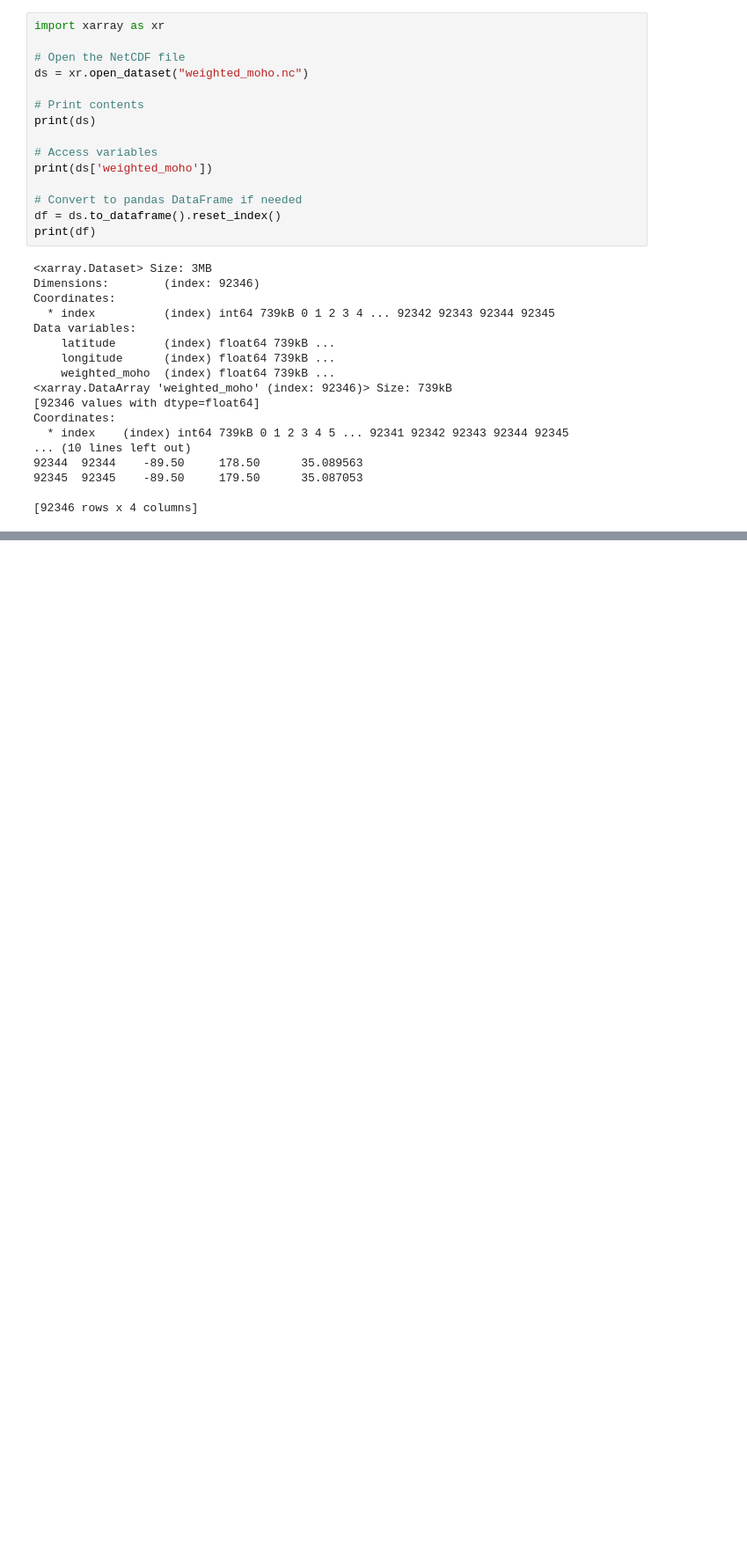
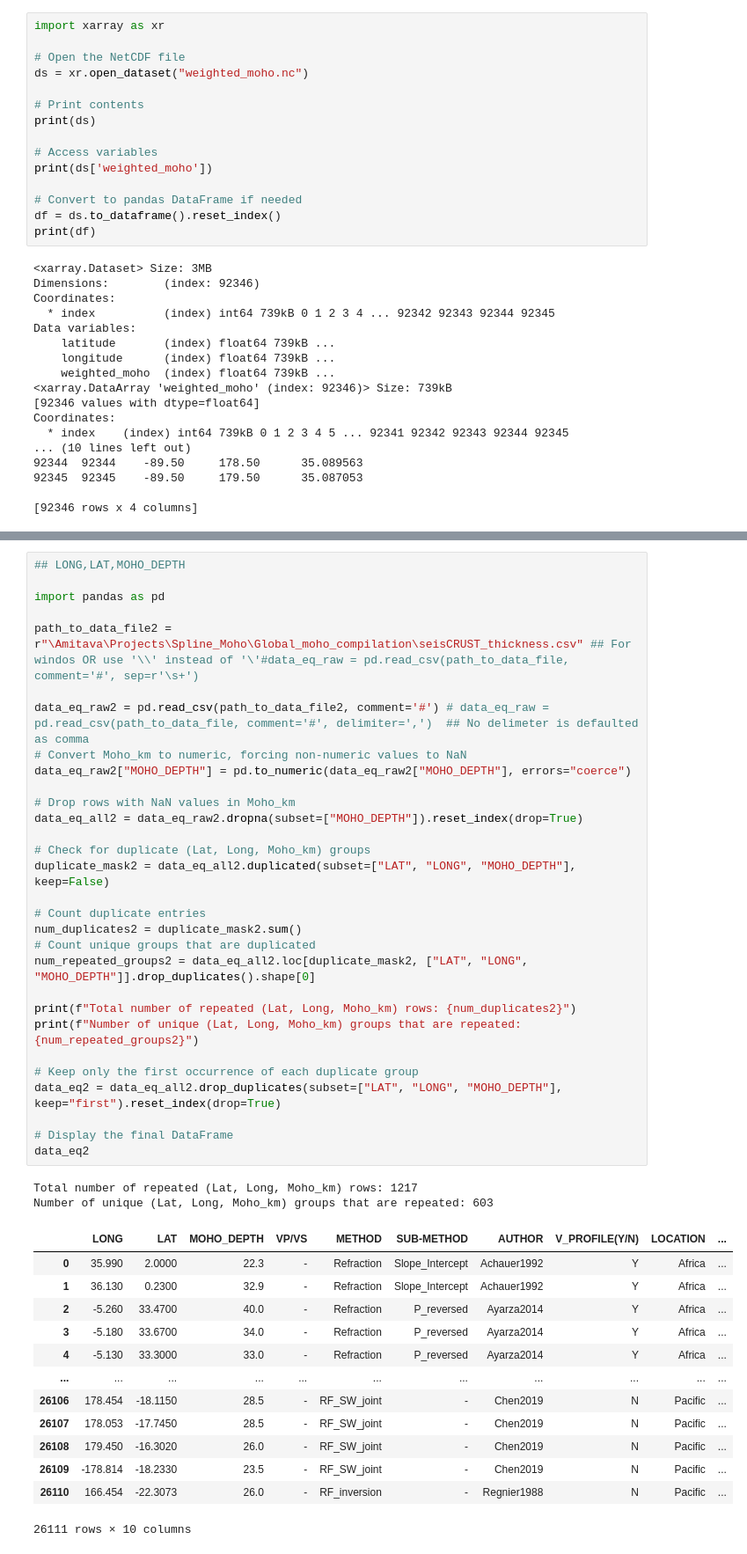
Before and after one commit to AmitavaDutta/Global_moho_compilation, a Jupyter notebook: dup_check.ipynb, the cells around one changed output, grey strips where cells are left out. Shown at 88% size. Cells and saved outputs as stored; diff of their text form; blank space fills up the shorter version.

```diff
--- a/dup_check.ipynb
+++ b/dup_check.ipynb
@@ -119,0 +228,46 @@ Coordinates:
+# %%
+## LONG,LAT,MOHO_DEPTH
+
+import pandas as pd
+
+path_to_data_file2 = r"\Amitava\Projects\Spline_Moho\Global_moho_compilation\seisCRUST_thickness.csv" ## For windos OR use '\\' instead of '\'#data_eq_raw = pd.read_csv(path_to_data_file, comment='#', sep=r'\s+')
+
+data_eq_raw2 = pd.read_csv(path_to_data_file2, comment='#') # data_eq_raw = pd.read_csv(path_to_data_file, comment='#', delimiter=',')  ## No delimeter is defaulted as comma
+# Convert Moho_km to numeric, forcing non-numeric values to NaN
+data_eq_raw2["MOHO_DEPTH"] = pd.to_numeric(data_eq_raw2["MOHO_DEPTH"], errors="coerce")
+
+# Drop rows with NaN values in Moho_km
+data_eq_all2 = data_eq_raw2.dropna(subset=["MOHO_DEPTH"]).reset_index(drop=True)
+
+# Check for duplicate (Lat, Long, Moho_km) groups
+duplicate_mask2 = data_eq_all2.duplicated(subset=["LAT", "LONG", "MOHO_DEPTH"], keep=False)
+
+# Count duplicate entries
+num_duplicates2 = duplicate_mask2.sum()
+# Count unique groups that are duplicated
+num_repeated_groups2 = data_eq_all2.loc[duplicate_mask2, ["LAT", "LONG", "MOHO_DEPTH"]].drop_duplicates().shape[0]
+
+print(f"Total number of repeated (Lat, Long, Moho_km) rows: {num_duplicates2}")
+print(f"Number of unique (Lat, Long, Moho_km) groups that are repeated: {num_repeated_groups2}")
+
+# Keep only the first occurrence of each duplicate group
+data_eq2 = data_eq_all2.drop_duplicates(subset=["LAT", "LONG", "MOHO_DEPTH"], keep="first").reset_index(drop=True)
+
+# Display the final DataFrame
+data_eq2
+# %% [output]
+Total number of repeated (Lat, Long, Moho_km) rows: 1217
+Number of unique (Lat, Long, Moho_km) groups that are repeated: 603
+|  | LONG | LAT | MOHO_DEPTH | VP/VS | METHOD | SUB-METHOD | AUTHOR | V_PROFILE(Y/N) | LOCATION | ... |
+| 0 | 35.990 | 2.0000 | 22.3 | - | Refraction | Slope_Intercept | Achauer1992 | Y | Africa | ... |
+| 1 | 36.130 | 0.2300 | 32.9 | - | Refraction | Slope_Intercept | Achauer1992 | Y | Africa | ... |
+| 2 | -5.260 | 33.4700 | 40.0 | - | Refraction | P_reversed | Ayarza2014 | Y | Africa | ... |
+| 3 | -5.180 | 33.6700 | 34.0 | - | Refraction | P_reversed | Ayarza2014 | Y | Africa | ... |
+| 4 | -5.130 | 33.3000 | 33.0 | - | Refraction | P_reversed | Ayarza2014 | Y | Africa | ... |
+| ... | ... | ... | ... | ... | ... | ... | ... | ... | ... | ... |
+| 26106 | 178.454 | -18.1150 | 28.5 | - | RF_SW_joint | - | Chen2019 | N | Pacific | ... |
+| 26107 | 178.053 | -17.7450 | 28.5 | - | RF_SW_joint | - | Chen2019 | N | Pacific | ... |
+| 26108 | 179.450 | -16.3020 | 26.0 | - | RF_SW_joint | - | Chen2019 | N | Pacific | ... |
+| 26109 | -178.814 | -18.2330 | 23.5 | - | RF_SW_joint | - | Chen2019 | N | Pacific | ... |
+| 26110 | 166.454 | -22.3073 | 26.0 | - | RF_inversion | - | Regnier1988 | N | Pacific | ... |
+26111 rows × 10 columns
```
Also changed, not shown: parts of 5 cells of this notebook, 18 other files.
